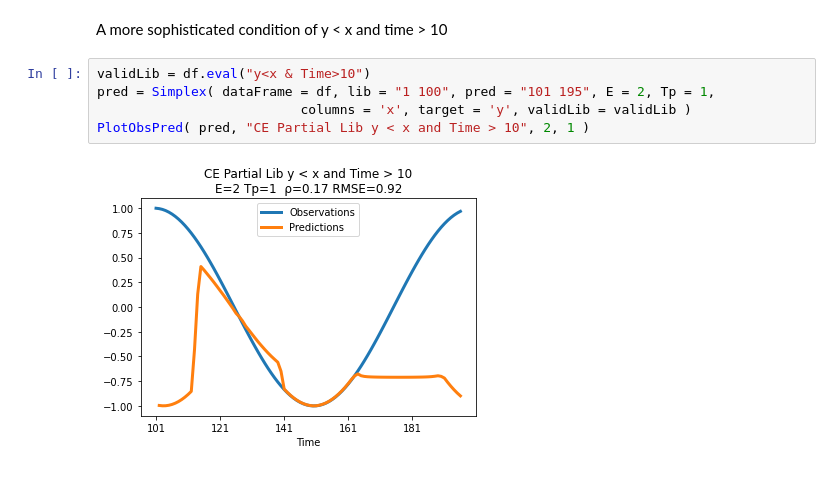
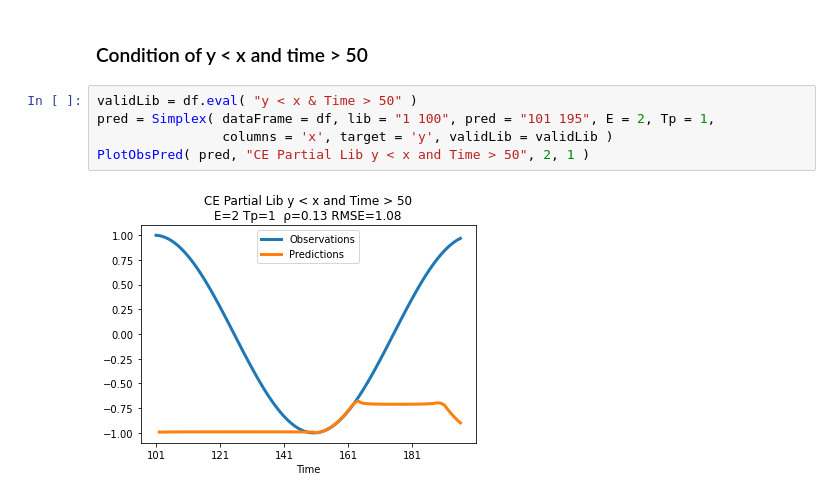
Before and after one commit to SugiharaLab/EDM_Documentation, a Jupyter notebook: docs/cond_emb_demo.ipynb, the cells around one changed output. Saved outputs shown, nothing was run; the diff lists cells and outputs as text.

```diff
--- a/docs/cond_emb_demo.ipynb
+++ b/docs/cond_emb_demo.ipynb
@@ -28,11 +35,11 @@ PlotObsPred( pred, "CE Partial Lib 1:30", 2, 1 )
 # %% [output]
 [figure]
 # %% [markdown]
-A more sophisticated condition of y < x and time > 10
+### Condition of y < x and time > 50
 # %%
-validLib = df.eval("y<x & Time>10")
+validLib = df.eval( "y < x & Time > 50" )
 pred = Simplex( dataFrame = df, lib = "1 100", pred = "101 195", E = 2, Tp = 1,
-                          columns = 'x', target = 'y', validLib = validLib )
-PlotObsPred( pred, "CE Partial Lib y < x and Time > 10", 2, 1 )
+                columns = 'x', target = 'y', validLib = validLib )
+PlotObsPred( pred, "CE Partial Lib y < x and Time > 50", 2, 1 )
 # %% [output]
-[figure, old version]
+[figure, new version]
```
Also changed, not shown: parts of 7 cells of this notebook, 5 other files.
